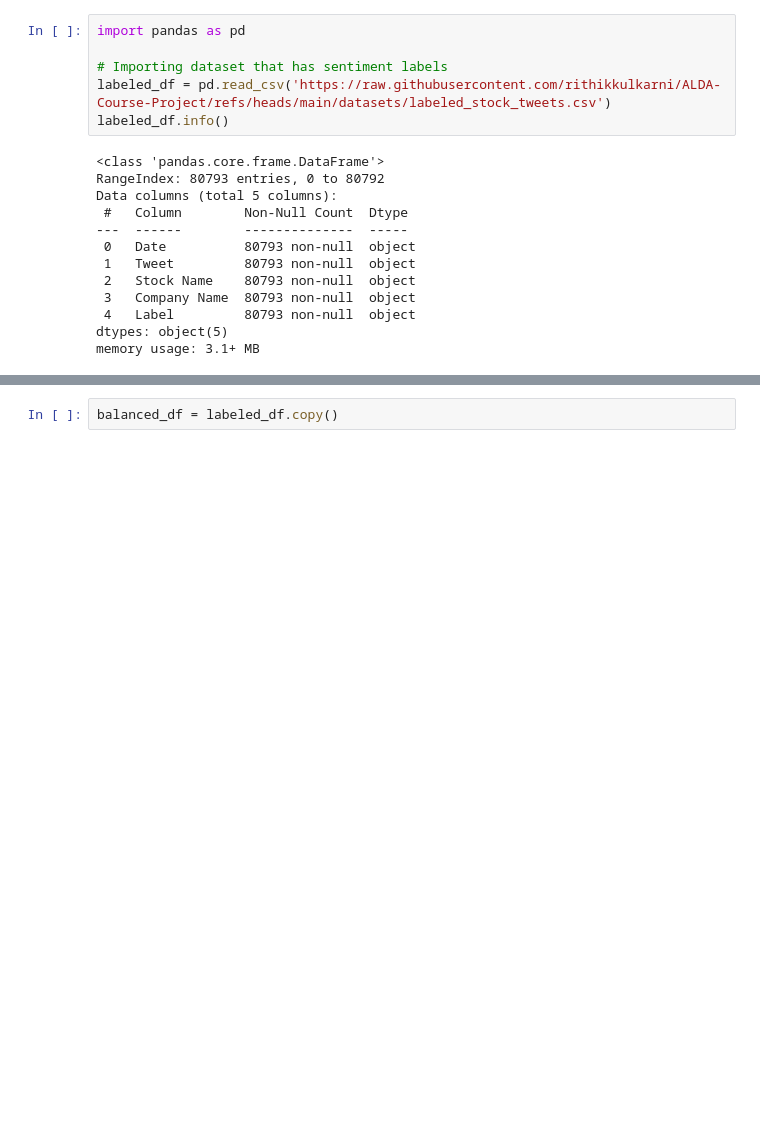
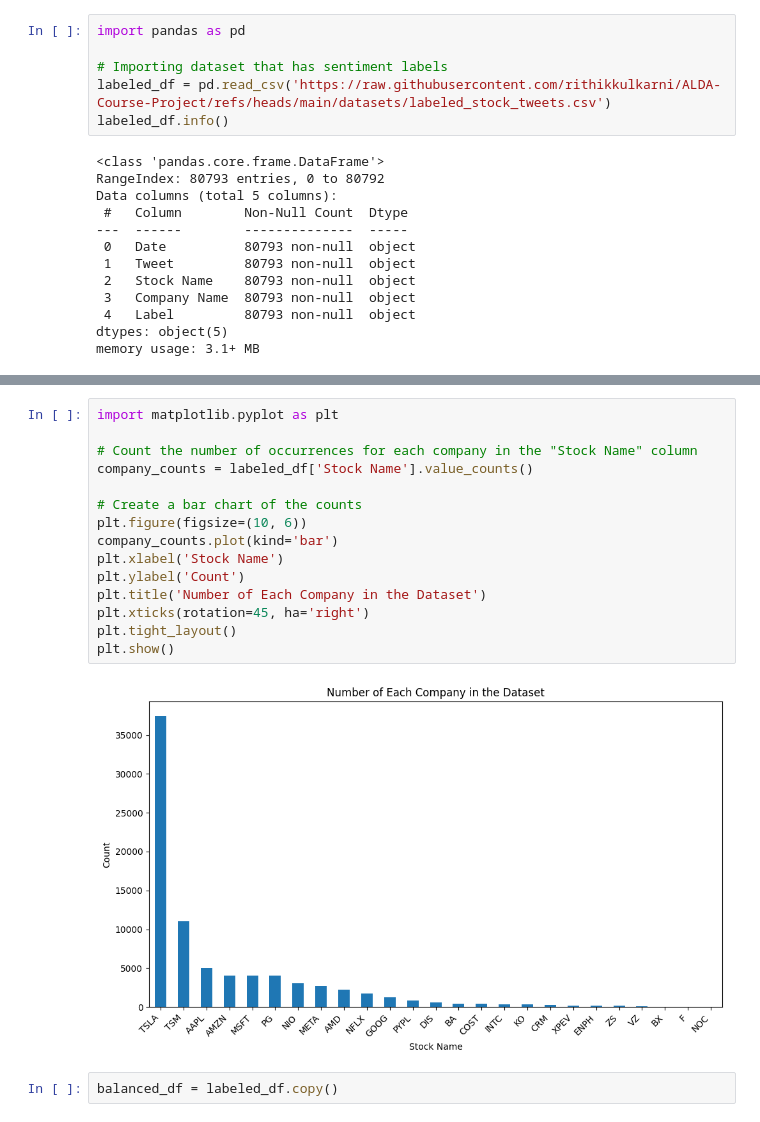
Before and after one commit to rithikkulkarni/ALDA-Course-Project, a Jupyter notebook: more_data_preprocessing.ipynb, the cells around one changed output, grey strips where cells are left out. Saved outputs shown, nothing was run; the diff lists cells and outputs as text; blank space fills up the shorter version.

```diff
--- a/more_data_preprocessing.ipynb
+++ b/more_data_preprocessing.ipynb
@@ -39,6 +39,23 @@ labeled_df.head(50)
 | 47 | 2022-09-29 16:33:44+00:00 | (Reuters) - New York state plans ... | TSLA | Tesla, Inc. | neutral |
 | 48 | 2022-09-29 16:08:18+00:00 | For those who want to read the an... | TSLA | Tesla, Inc. | neutral |
 | 49 | 2022-09-29 16:07:31+00:00 | This thing is never coming to mar... | TSLA | Tesla, Inc. | neutral |
+# %%
+import matplotlib.pyplot as plt
+
+# Count the number of occurrences for each company in the "Stock Name" column
+company_counts = labeled_df['Stock Name'].value_counts()
+
+# Create a bar chart of the counts
+plt.figure(figsize=(10, 6))
+company_counts.plot(kind='bar')
+plt.xlabel('Stock Name')
+plt.ylabel('Count')
+plt.title('Number of Each Company in the Dataset')
+plt.xticks(rotation=45, ha='right')
+plt.tight_layout()
+plt.show()
+# %% [output]
+[figure, added]
 # %%
 balanced_df = labeled_df.copy()
 # %%
```
Also changed, not shown: parts of 5 cells of this notebook.
